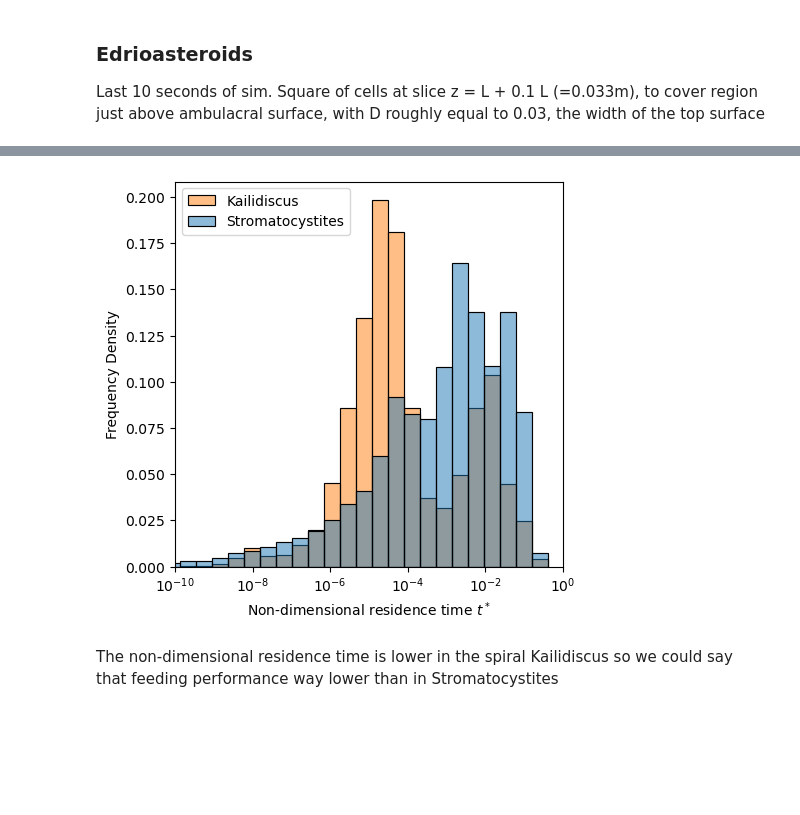
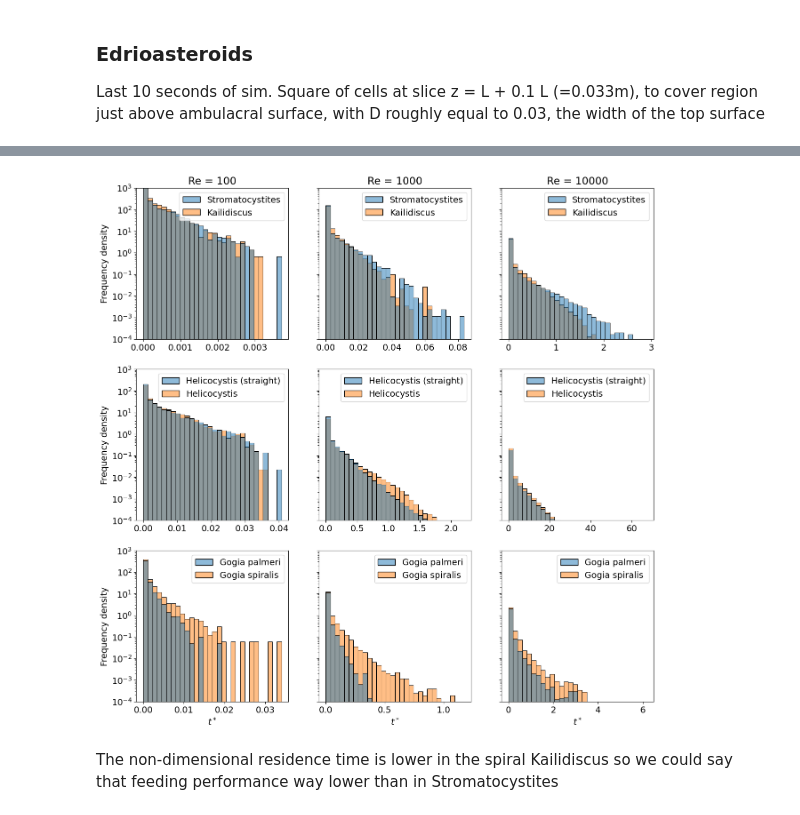
Before and after one commit to jwm212/spirals, a Jupyter notebook: analysis/residence_time.ipynb, the cells around one changed output, grey strips where cells are left out. Saved outputs shown, nothing was run; the diff lists cells and outputs as text; code cells hidden in the pictures; blank space fills up the shorter version.

Commit message:
improved visuals of res time plots

```diff
--- a/analysis/residence_time.ipynb
+++ b/analysis/residence_time.ipynb
@@ -37,27 +98,85 @@ print(edrio_data)
 # %%
-# Source - https://stackoverflow.com/a/75945045
-# Posted by Trenton McKinney
-# Retrieved 2026-03-05, License - CC BY-SA 4.0
+# 2. Fit Gamma distribution to data
+# floc=0 often helps if data is non-negative
+#shape, loc, scale = stats.gamma.fit(edrio_data[4], floc=0)
+# 4. Plot fitted PDF
+#x = np.linspace(0, max(edrio_data[4]), 100)
+#fitted_pdf = stats.gamma.pdf(x, shape, loc, scale)
+plt.rcParams.update({'font.size': 14})
+fig, axs = plt.subplots(3, 3, figsize=(15, 15), sharey=True)
+s = []
+h = []
+for i in range(3): #5
+    s.append(sns.histplot(data=edrio_data[i],
+                stat='density',
+                common_norm=True,
+                #multiple='dodge',
+                bins=30,
+                #ax=ax#,
+                #log_scale=True,
+                #kde=True,
+                ax = axs[0,i]
+                ))
+    axs[0,i].set_yscale('log')
+    axs[0,i].set_ylabel('Frequency density')
+    axs[0,i].set_ylim(1E-4, 1E3)
 
-fig, ax = plt.subplots(figsize=(5, 5))
-sns.histplot(data=edrio_data,
-            stat='density',
-            #common_norm=True,
-            #multiple='stack',
-            bins=30,
-            ax=ax,
-            log_scale=True,
-            #kde=True
-            )
-#ax.set_yscale('log')
-ax.set_xlabel('Non-dimensional residence time 'r'$t^*$')
-ax.set_ylabel('Frequency Density')
-#ax.set_ylim(0, 1)
-ax.set_xlim(1e-10,1)
+    h.append(sns.histplot(data=helico_data[i],
+                stat='density',
+                common_norm=True,
+                #multiple='dodge',
+                bins=30,
+                #ax=ax#,
+                #log_scale=True,
+                #kde=True,
+                ax = axs[1,i]
+                ))
+    axs[1,i].set_ylabel('Frequency density')
+    axs[0,i].set_ylim(1E-4, 1E3)
+
+    sns.histplot(data=gogia_data[i],
+                stat='density',
+                common_norm=True,
+                #multiple='dodge',
+                bins=30,
+                #ax=ax#,
+                #log_scale=True,
+                #kde=True,
+                ax = axs[2,i]
+                )
+    axs[2,i].set_xlabel(r'$t^*$')
+    axs[2,i].set_ylabel('Frequency density')
 
 
+x_10000 = np.arange(0.5, 2, 0.05)
+x_5000 = np.arange(0.2, 0.8, 0.01)
+a_stromat = 2.4
+b_stromat = 0.1
+y_stromat = b_stromat * np.exp(-a_stromat*x_10000)
+a_kaili = 4.8
+b_kaili = 0.5
+y_kaili = b_kaili * np.exp(-a_kaili*x_10000)
 
+legend = axs[0,2].get_legend()
+histplot_handles = legend.legend_handles
+print(histplot_handles)
 
-ax.legend(edrio_data, loc='upper left')
-plt.savefig('figures/non_dim_res_time_edrios.pdf', dpi=300, bbox_inches='tight')
+axs[0,0].set_title('Re = 100')
+axs[0,1].set_title('Re = 1000')
+axs[0,2].set_title('Re = 10000')
+#s[2]._egend.set(visible=False)
+#l1 = axs[0,2].plot(x_10000,y_stromat, color='blue', linestyle='--', label=r'$\propto e^{-2.4t^*}$')
+#l1_handle = l1.get_legend().legend_handles[0]
+#l2 = axs[0,2].plot(x_10000,y_kaili, color='orange', linestyle='--', label=r'$\propto e^{-4.8t^*}$')
+#l2_handle = l2.get_legend().legend_handles[0]
+#handles = histplot_handles + [l1_handle, l2_handle]
+#axs[0,2].legend(handles=[l1,l2]+histplot_handles, labels=['label1','label2']+['cat_label1','cat_label2'])
+#axs[0,2].legend(handles=handles + [l1, l2], labels=['label1','label2', 'label3', 'label4'])
+
+#axs[3].plot(x_5000, 0.23 * np.exp(-7*x_5000), color='blue', linestyle='--', label=r'$\propto e^{-7t^*}$')
+#axs[3].plot(x_5000, 1.7 * np.exp(-13*x_5000), color='orange', linestyle='--', label=r'$\propto e^{-13t^*}$')
+
+#axs[4].legend()
+#axs[0,2].legend()
+plt.savefig('figures/tstar.pdf', bbox_inches='tight', dpi=400)
 # %% [output]
@@ -64,4 +184,4 @@ plt.savefig('figures/non_dim_res_time_edrios.pdf', dpi=300, bbox_inches='tight')
-[figure, old version]
+[figure, new version]
 # %% [markdown]
 The non-dimensional residence time is lower in the spiral Kailidiscus so we could say that feeding performance way lower than in Stromatocystites
 # %% [markdown]
```
Also changed, not shown: parts of 12 cells of this notebook.
